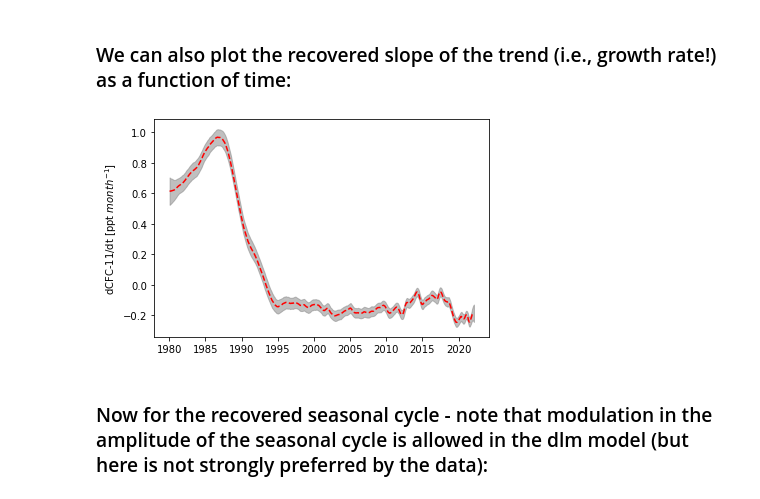
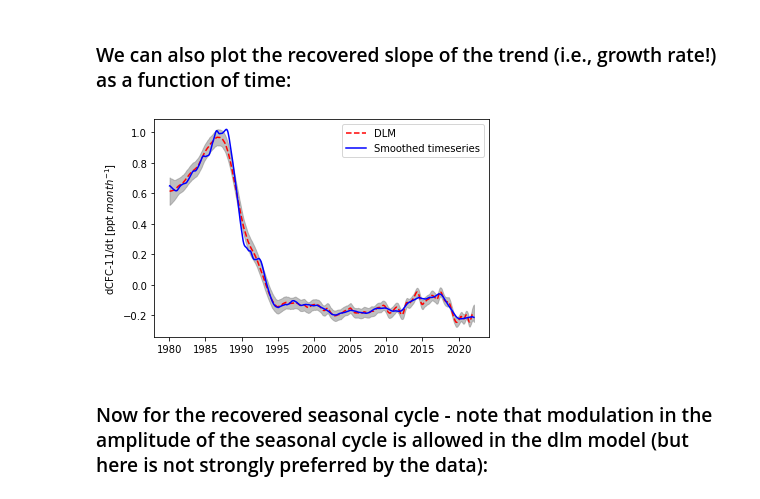
Before and after one commit to seand13/dlmf11, a Jupyter notebook: dlm_f11_surface_example-dynregs.ipynb, the cells around one changed output. Drawn from its saved outputs; the diff is of its cells as text; code cells hidden in the pictures.

```diff
--- a/dlm_f11_surface_example-dynregs.ipynb
+++ b/dlm_f11_surface_example-dynregs.ipynb
@@ -353,12 +353,15 @@ plt.show()
 ### We can also plot the recovered slope of the trend (i.e., growth rate!) as a function of time:
 # %%
 # Plot the slope of the recovered trend
-plt.plot(timeobj, np.mean(slope, axis = 0), color = 'red', ls = '--')
+plt.plot(timeobj, np.mean(slope, axis = 0), color = 'red', ls = '--',label='DLM')
 plt.fill_between(timeobj, np.mean(slope, axis = 0) - np.std(slope, axis = 0), np.mean(slope, axis = 0) + np.std(slope, axis = 0), color = 'grey', alpha = 0.5)
 plt.ylabel('dCFC-11/dt [ppt $month^{-1}$]')
+
+plt.plot(timeobj, np.gradient(data['f11_nh_sm']), color='blue', label='Smoothed timeseries')
+plt.legend(loc='upper right')
 plt.show()
 # %% [output]
-[figure, old version]
+[figure, new version]
 # %% [markdown]
 ### Now for the recovered seasonal cycle - note that modulation in the amplitude of the seasonal cycle is allowed in the dlm model (but here is not strongly preferred by the data):
 # %%
```
Also changed, not shown: 1 other file.
